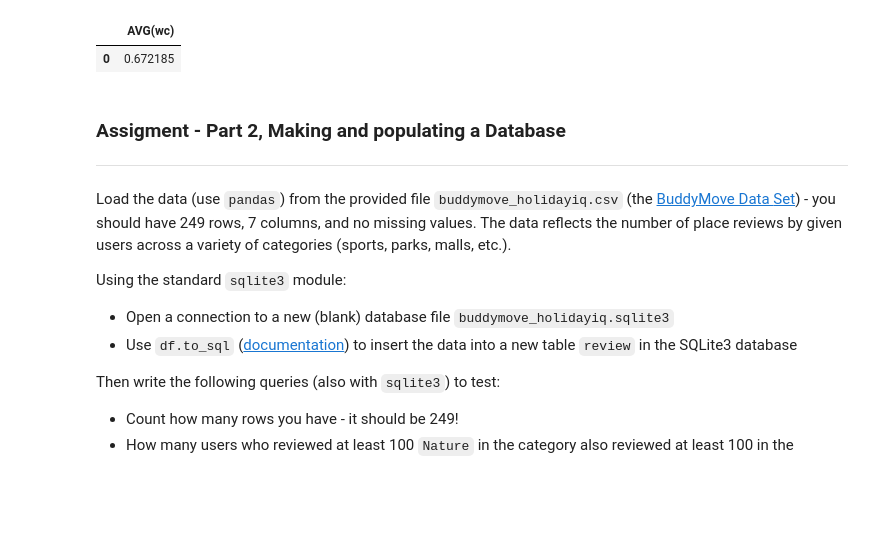
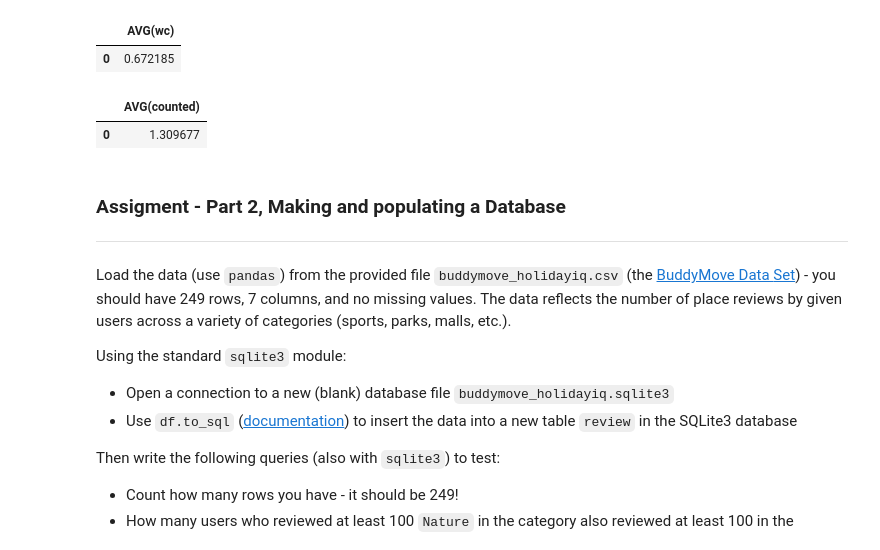
Before and after one commit to bloominstituteoftechnology/DS-Unit-3-Sprint-2-SQL-and-Databases, a Jupyter notebook: module1-introduction-to-sql/SQlite + Python.ipynb, the cells around one changed output. Cells and saved outputs as stored; diff of their text form; code cells hidden in the pictures; blank space fills up the shorter version.

```diff
--- a/module1-introduction-to-sql/SQlite + Python.ipynb
+++ b/module1-introduction-to-sql/SQlite + Python.ipynb
@@ -241,6 +253,21 @@ df
 # %% [output]
 |  | AVG(wc) |
 | 0 | 0.672185 |
+# %%
+# Will's Answer
+
+query = """SELECT AVG(counted) FROM (
+SELECT character_id, item_id, COUNT(*) AS counted
+FROM charactercreator_character_inventory
+WHERE item_id IN (SELECT item_ptr_id FROM armory_weapon)
+GROUP BY character_id);
+"""
+conn = create_connection('rpg_db.sqlite3')
+df = pd.read_sql(query, conn)
+df
+# %% [output]
+|  | AVG(counted) |
+| 0 | 1.309677 |
 # %% [markdown]
 ### Assigment - Part 2, Making and populating a Database
 ---
```
Also changed, not shown: parts of 1 cell of this notebook, 1 other file.
